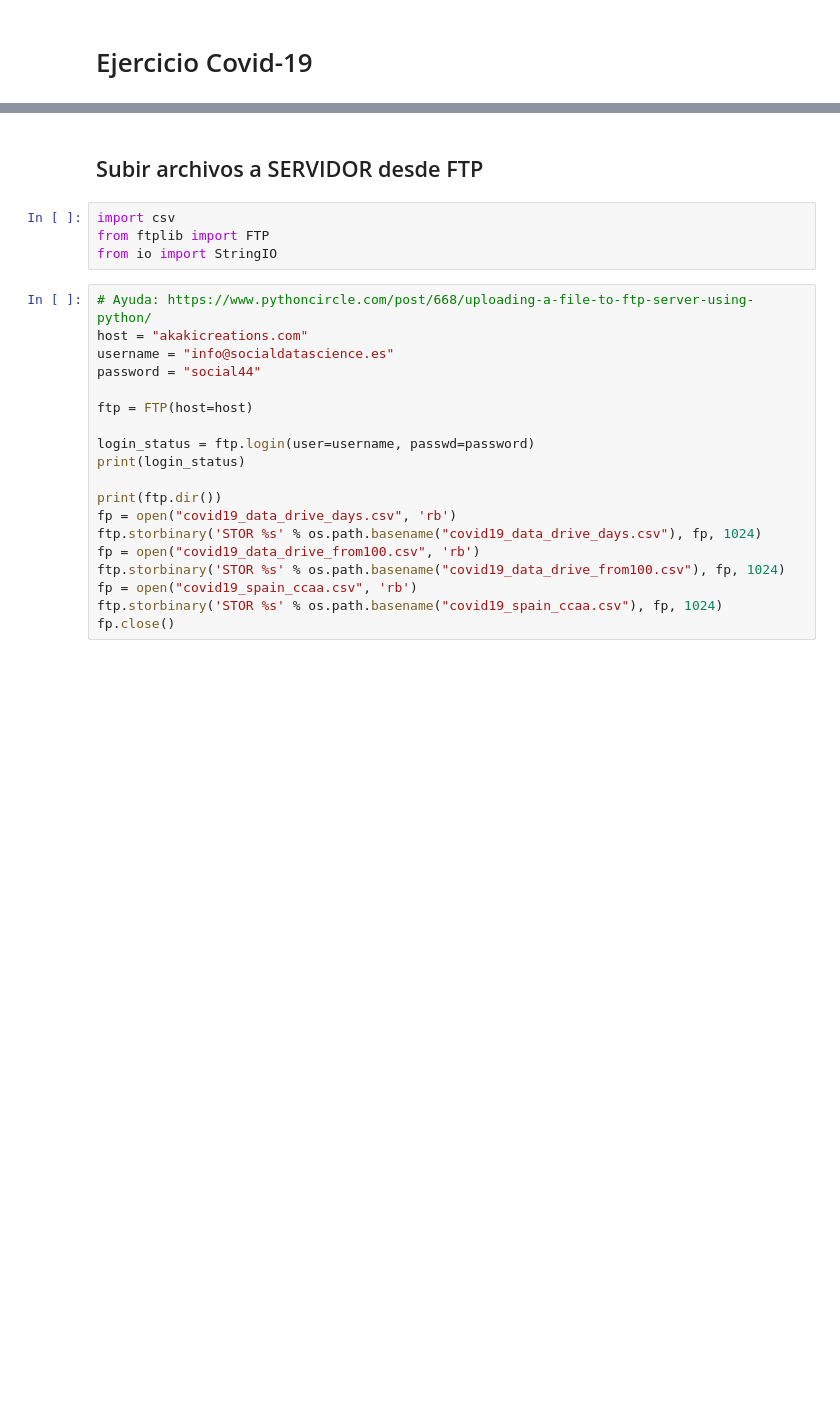
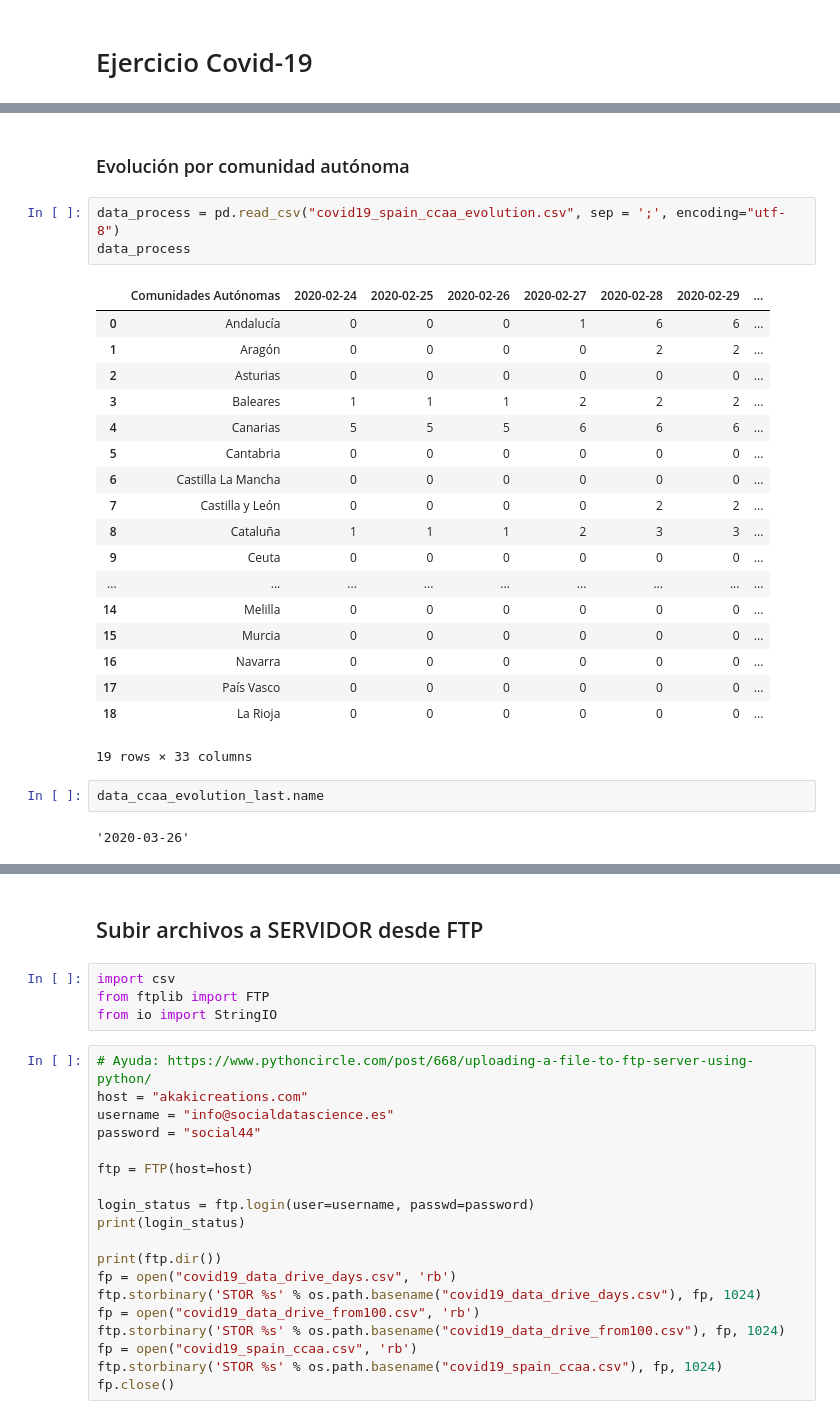
Before and after one commit to akakicreations/ejercicios-casuales-github, a Jupyter notebook: covid19-exercise/covid19_notebook_WEB.ipynb, the cells around one changed output, grey strips where cells are left out. Saved outputs shown, nothing was run; the diff lists cells and outputs as text; blank space fills up the shorter version.

```diff
--- a/covid19-exercise/covid19_notebook_WEB.ipynb
+++ b/covid19-exercise/covid19_notebook_WEB.ipynb
@@ -177,0 +188,28 @@ data_ccaa.tail(2)
+# %% [markdown]
+### Evolución por comunidad autónoma
+# %%
+data_process = pd.read_csv("covid19_spain_ccaa_evolution.csv", sep = ';', encoding="utf-8")
+data_process
+# %% [output]
+|  | Comunidades Autónomas | 2020-02-24 | 2020-02-25 | 2020-02-26 | 2020-02-27 | 2020-02-28 | 2020-02-29 | ... |
+| 0 | Andalucía | 0 | 0 | 0 | 1 | 6 | 6 | ... |
+| 1 | Aragón | 0 | 0 | 0 | 0 | 2 | 2 | ... |
+| 2 | Asturias | 0 | 0 | 0 | 0 | 0 | 0 | ... |
+| 3 | Baleares | 1 | 1 | 1 | 2 | 2 | 2 | ... |
+| 4 | Canarias | 5 | 5 | 5 | 6 | 6 | 6 | ... |
+| 5 | Cantabria | 0 | 0 | 0 | 0 | 0 | 0 | ... |
+| 6 | Castilla La Mancha | 0 | 0 | 0 | 0 | 0 | 0 | ... |
+| 7 | Castilla y León | 0 | 0 | 0 | 0 | 2 | 2 | ... |
+| 8 | Cataluña | 1 | 1 | 1 | 2 | 3 | 3 | ... |
+| 9 | Ceuta | 0 | 0 | 0 | 0 | 0 | 0 | ... |
+| ... | ... | ... | ... | ... | ... | ... | ... | ... |
+| 14 | Melilla | 0 | 0 | 0 | 0 | 0 | 0 | ... |
+| 15 | Murcia | 0 | 0 | 0 | 0 | 0 | 0 | ... |
+| 16 | Navarra | 0 | 0 | 0 | 0 | 0 | 0 | ... |
+| 17 | País Vasco | 0 | 0 | 0 | 0 | 0 | 0 | ... |
+| 18 | La Rioja | 0 | 0 | 0 | 0 | 0 | 0 | ... |
+19 rows × 33 columns
+# %%
+data_ccaa_evolution_last.name
+# %% [output]
+'2020-03-26'
```
Also changed, not shown: parts of 25 cells of this notebook.
